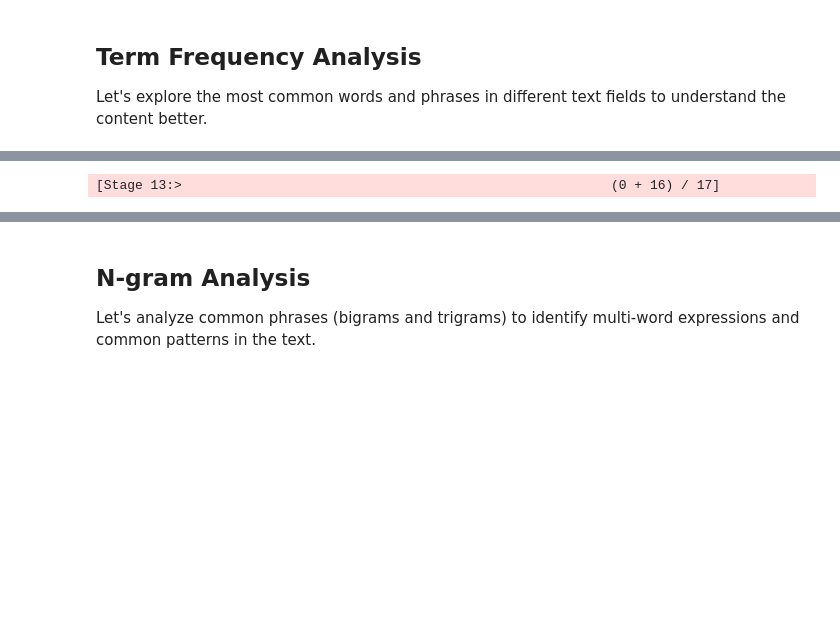
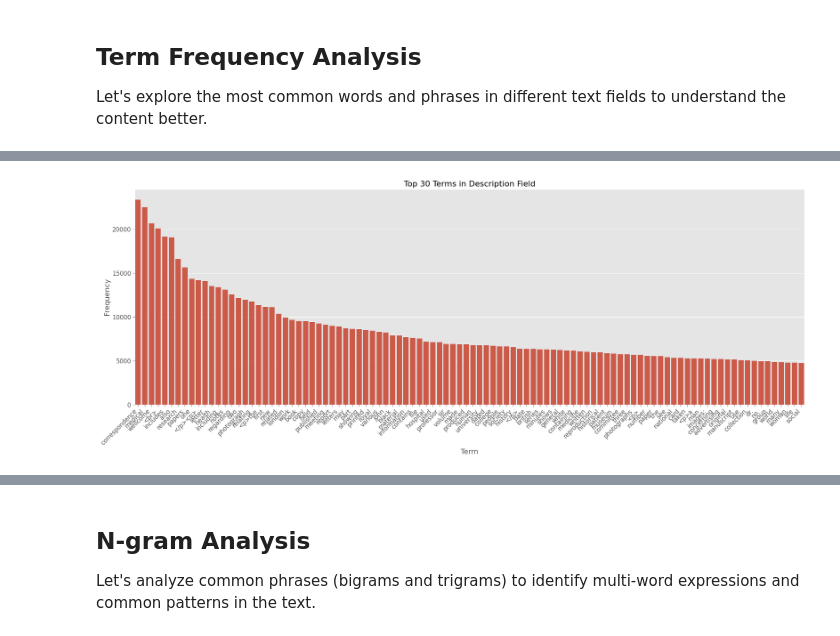
Before and after one commit to wellcomecollection/wc_simd, a Jupyter notebook: notebooks/works_text.ipynb, the cells around one changed output, grey strips where cells are left out. Saved outputs shown, nothing was run; the diff lists cells and outputs as text; code cells hidden in the pictures; blank space fills up the shorter version.

```diff
--- a/notebooks/works_text.ipynb
+++ b/notebooks/works_text.ipynb
@@ -1,6 +1,7 @@
 # %%
 from pyspark.sql import SparkSession
 
+    # .master("local[4]") \
 spark = SparkSession.builder \
     .appName("test_pyspark") \
     .config("spark.driver.memory", "12g") \
@@ -8,6 +9,8 @@ spark = SparkSession.builder \
     .config("spark.sql.orc.enableVectorizedReader", "false") \
     .config("spark.sql.parquet.columnarReaderBatchSize", "1024") \
     .config("spark.sql.orc.columnarReaderBatchSize", "1024") \
+    .config("spark.sql.shuffle.partitions", "128") \
+    .config("spark.default.parallelism", "128") \
     .getOrCreate()
 spark.sparkContext.setLogLevel("ERROR")
 spark
@@ -432,52 +474,74 @@ term_freq_df = cv_model.transform(cleaned_df)
 vocab = cv_model.vocabulary
 
 # Explode the term_freq vector to get counts for each term
-@F.udf(returnType=ArrayType(StructType([
-    StructField("term", StringType()),
-    StructField("count", IntegerType())
-])))
-def extract_term_counts(vector, vocab_list):
-    indices = vector.indices.tolist()
-    values = vector.values.tolist()
-    return [(vocab_list[idx], int(val)) for idx, val in zip(indices, values)]
+# @F.udf(returnType=ArrayType(StructType([
+#     StructField("term", StringType()),
+#     StructField("count", IntegerType())
+# ])))
+# def extract_term_counts(vector, vocab_list):
+#     indices = vector.indices.tolist()
+#     values = vector.values.tolist()
+#     return [(vocab_list[idx], int(val)) for idx, val in zip(indices, values)]
 
-# Apply UDF to extract term counts
+# # Apply UDF to extract term counts
+# term_counts_df = term_freq_df.withColumn(
+#     "term_counts",
+#     extract_term_counts(col("term_freq"), F.array([F.lit(t) for t in vocab]))
+# )
+
+# Instead, define extract_term_counts like this:
+
+
+def extract_term_counts_fn(vocab_list):
+    @F.udf(returnType=ArrayType(StructType([
+        StructField("term", StringType()),
+        StructField("count", IntegerType())
+    ])))
+    def extract(vector):
+        indices = vector.indices.tolist()
+        values = vector.values.tolist()
+        return [(vocab_list[idx], int(val))
+                for idx, val in zip(indices, values)]
+    return extract
+
+
+# Apply it using closure:
 term_counts_df = term_freq_df.withColumn(
     "term_counts",
-    extract_term_counts(col("term_freq"), F.array([F.lit(t) for t in vocab]))
+    extract_term_counts_fn(vocab)(col("term_freq"))
 )
 
 # Explode the array to get individual term-count pairs
 exploded_df = term_counts_df.select(
     "id",
     explode("term_counts").alias("term_count")
 )
 
 # Extract term and count from the struct
 term_count_df = exploded_df.select(
     "id",
     col("term_count.term").alias("term"),
     col("term_count.count").alias("count")
 )
 
 # Group by term and sum counts
 term_totals = term_count_df.groupBy("term").agg(F.sum("count").alias("total_count"))
 
 # Get top 30 terms
-top_terms = term_totals.orderBy(col("total_count").desc()).limit(30)
+top_terms = term_totals.orderBy(col("total_count").desc()).limit(100)
 top_terms_pd = top_terms.toPandas()
 
 # Plot top terms
-plt.figure(figsize=(14, 8))
+plt.figure(figsize=(20, 8))
 sns.barplot(x="term", y="total_count", data=top_terms_pd)
 plt.title('Top 30 Terms in Description Field', fontsize=16)
 plt.xticks(rotation=45, ha='right')
 plt.xlabel('Term')
 plt.ylabel('Frequency')
 plt.tight_layout()
 plt.show()
 # %% [output]
-[Stage 13:>                                                       (0 + 16) / 17]
+[figure, added]
 # %%
 # Generate a word cloud visualization
 try:
```
Also changed, not shown: parts of 16 cells of this notebook, 2 other files.
